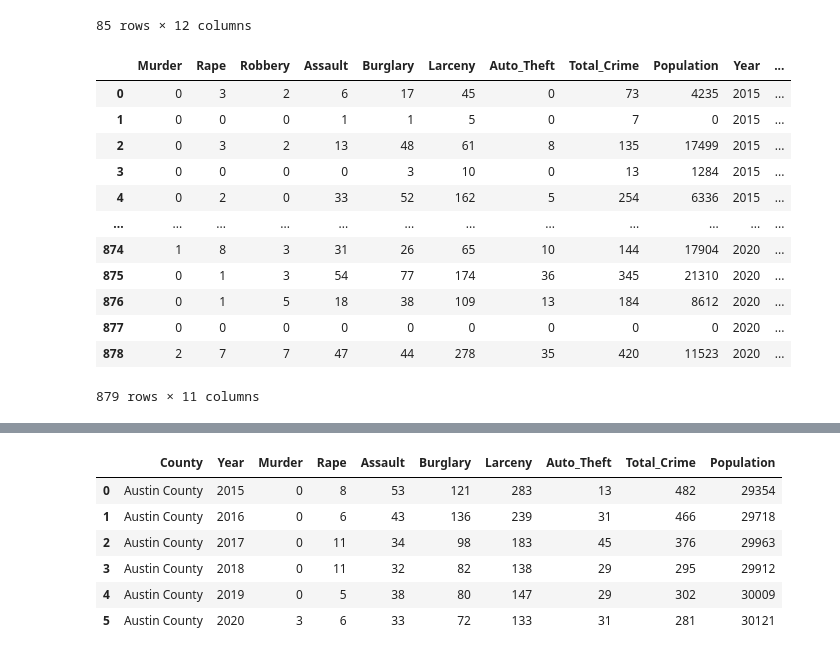
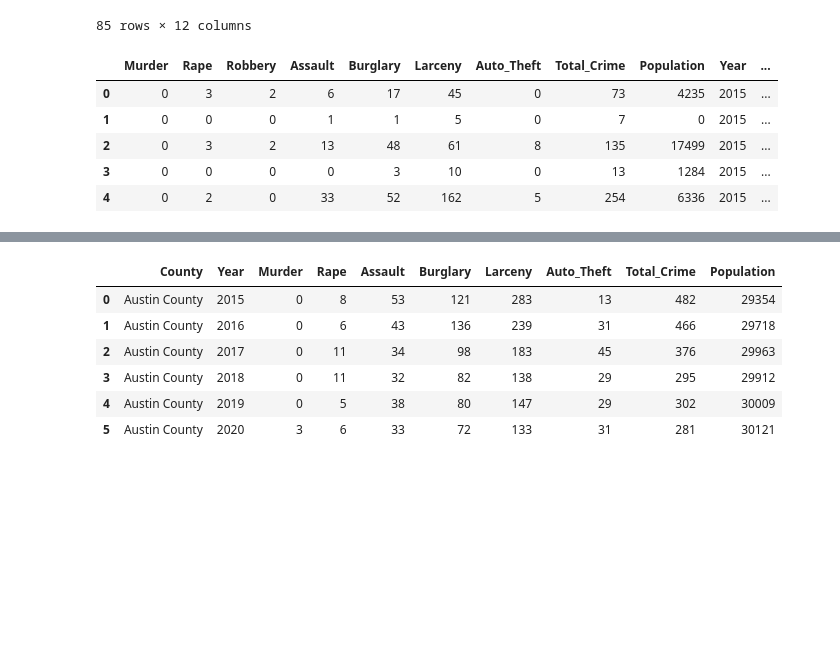
Before and after one commit to MiguelB512/Harris_Crime_Trends, a Jupyter notebook: Greater_Houston_Area_Crime_Data_Analysis.ipynb, the cells around one changed output, grey strips where cells are left out. Drawn from its saved outputs; the diff is of its cells as text; code cells hidden in the pictures; blank space fills up the shorter version.

```diff
--- a/Greater_Houston_Area_Crime_Data_Analysis.ipynb
+++ b/Greater_Houston_Area_Crime_Data_Analysis.ipynb
@@ -161,21 +161,14 @@ counties.head()
 # %%
 # Dropping AgencyName Column so only counties are listed
 counties_df = df.drop(columns = ['Agency_Name'])
-counties_df
+counties_df.head(5)
 # %% [output]
 |  | Murder | Rape | Robbery | Assault | Burglary | Larceny | Auto_Theft | Total_Crime | Population | Year | ... |
 | 0 | 0 | 3 | 2 | 6 | 17 | 45 | 0 | 73 | 4235 | 2015 | ... |
 | 1 | 0 | 0 | 0 | 1 | 1 | 5 | 0 | 7 | 0 | 2015 | ... |
 | 2 | 0 | 3 | 2 | 13 | 48 | 61 | 8 | 135 | 17499 | 2015 | ... |
 | 3 | 0 | 0 | 0 | 0 | 3 | 10 | 0 | 13 | 1284 | 2015 | ... |
 | 4 | 0 | 2 | 0 | 33 | 52 | 162 | 5 | 254 | 6336 | 2015 | ... |
-| ... | ... | ... | ... | ... | ... | ... | ... | ... | ... | ... | ... |
-| 874 | 1 | 8 | 3 | 31 | 26 | 65 | 10 | 144 | 17904 | 2020 | ... |
-| 875 | 0 | 1 | 3 | 54 | 77 | 174 | 36 | 345 | 21310 | 2020 | ... |
-| 876 | 0 | 1 | 5 | 18 | 38 | 109 | 13 | 184 | 8612 | 2020 | ... |
-| 877 | 0 | 0 | 0 | 0 | 0 | 0 | 0 | 0 | 0 | 2020 | ... |
-| 878 | 2 | 7 | 7 | 47 | 44 | 278 | 35 | 420 | 11523 | 2020 | ... |
-879 rows × 11 columns
 # %%
 # Reorder columns
 new_column_order = ["County","Murder","Rape","Assault","Burglary","Larceny","Auto_Theft","Total_Crime","Population","Year"]
```
Also changed, not shown: parts of 8 cells of this notebook.
